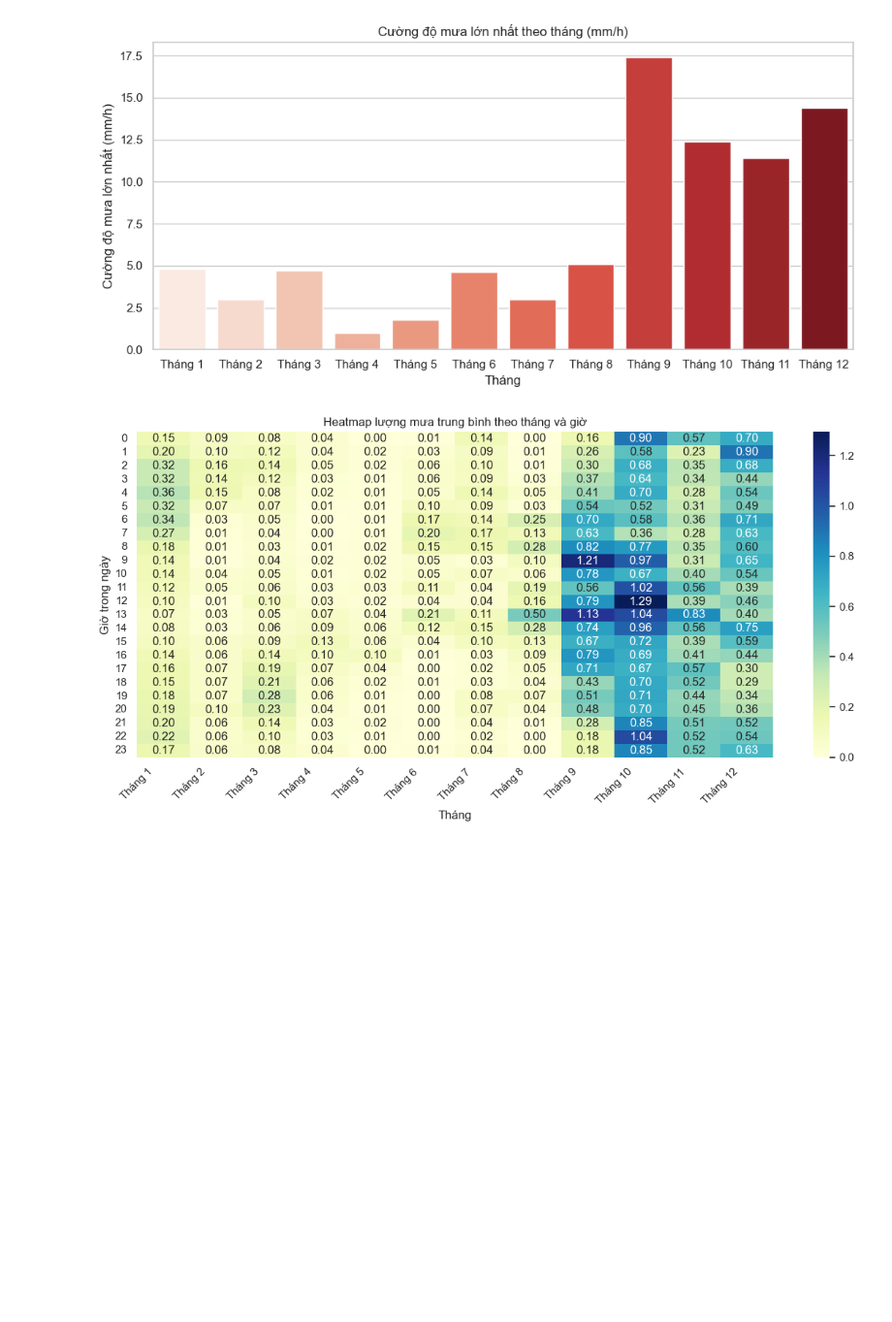
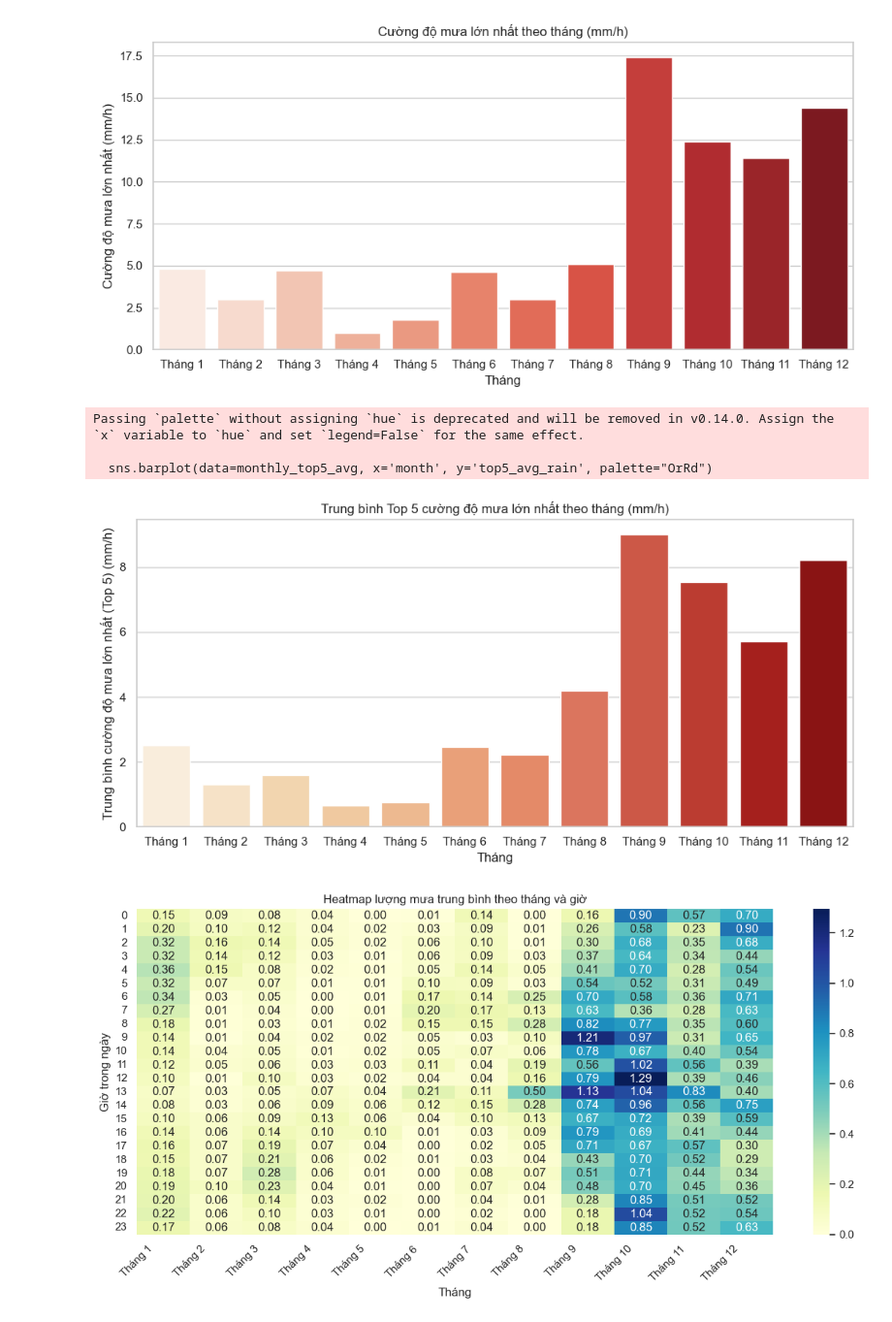
Before and after one commit to minhphu102003/SmartCity, a Jupyter notebook: backend/src/predictFlood/data/processed/visualize_2021.ipynb, the cells around one changed output. Shown at 97% size. Saved outputs shown, nothing was run; the diff lists cells and outputs as text; code cells hidden in the pictures; blank space fills up the shorter version.

```diff
--- a/backend/src/predictFlood/data/processed/visualize_2021.ipynb
+++ b/backend/src/predictFlood/data/processed/visualize_2021.ipynb
@@ -92,6 +92,27 @@ Passing `palette` without assigning `hue` is deprecated and will be removed in v
 
   sns.barplot(data=monthly_max_rain, x='month', y='max_rain_per_day', palette="Reds")
 [figure]
+# %%
+daily_max_rain = df.groupby(['year', 'month', 'day'])['rain'].max().reset_index(name='max_rain_per_day')
+def top5_mean(x):
+    return x.sort_values(ascending=False).head(5).mean()
+# %%
+monthly_top5_avg = daily_max_rain.groupby('month')['max_rain_per_day'].apply(top5_mean).reset_index(name='top5_avg_rain')
+
+
+plt.figure(figsize=(10, 5))
+sns.barplot(data=monthly_top5_avg, x='month', y='top5_avg_rain', palette="OrRd")
+plt.title('Trung bình Top 5 cường độ mưa lớn nhất theo tháng (mm/h)')
+plt.xlabel('Tháng')
+plt.ylabel('Trung bình cường độ mưa lớn nhất (Top 5) (mm/h)')
+plt.xticks(ticks=range(0, 12), labels=["Tháng " + str(i) for i in range(1, 13)])
+plt.tight_layout()
+plt.show()
+# %% [output]
+Passing `palette` without assigning `hue` is deprecated and will be removed in v0.14.0. Assign the `x` variable to `hue` and set `legend=False` for the same effect.
+
+  sns.barplot(data=monthly_top5_avg, x='month', y='top5_avg_rain', palette="OrRd")
+[figure, added]
 # %%
 pivot_table = df.groupby(['month', 'hour'])['rain'].mean().reset_index()
 pivot = pivot_table.pivot(index='hour', columns='month', values='rain')
```
Also changed, not shown: 14 other files.
